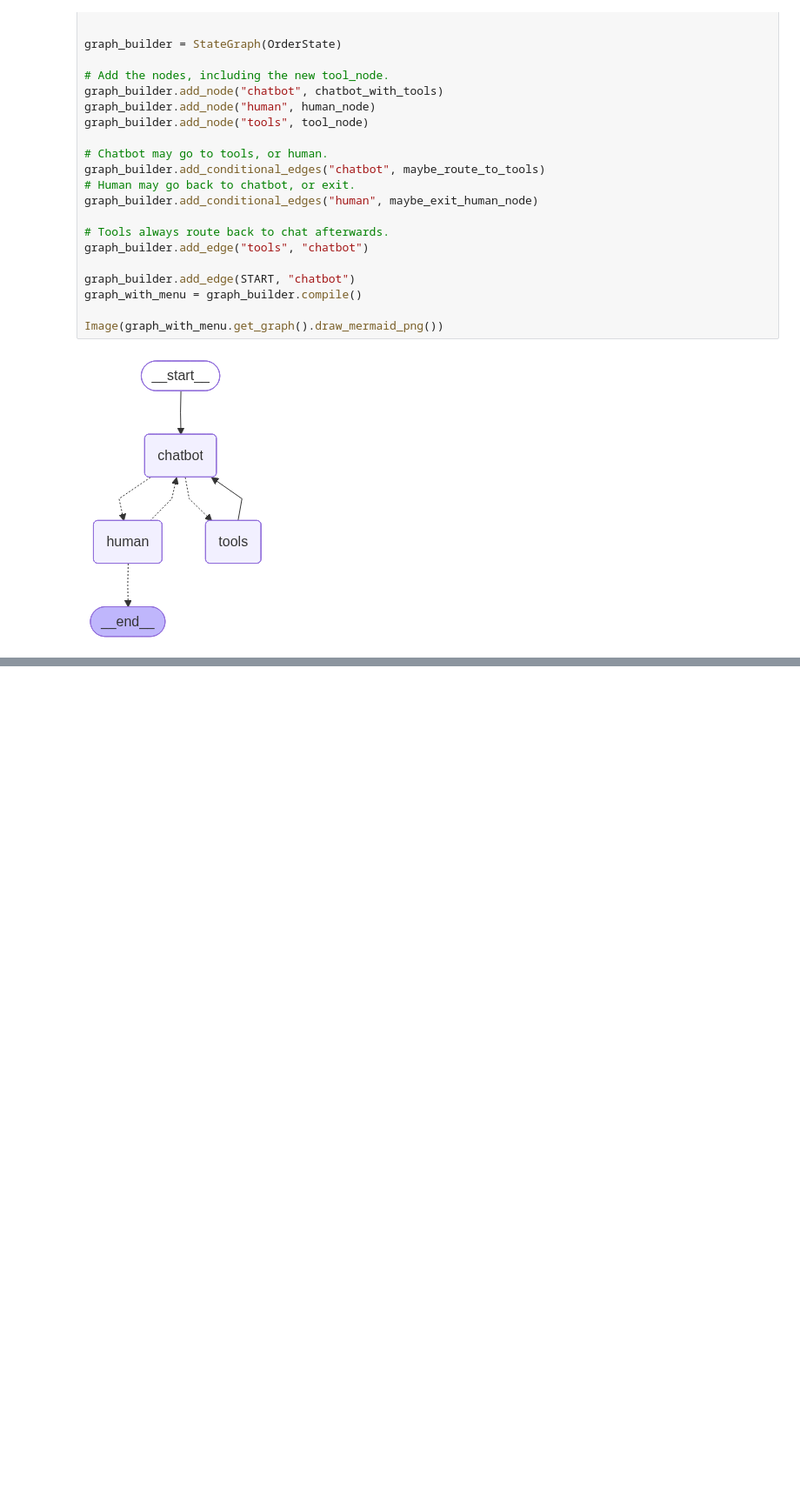
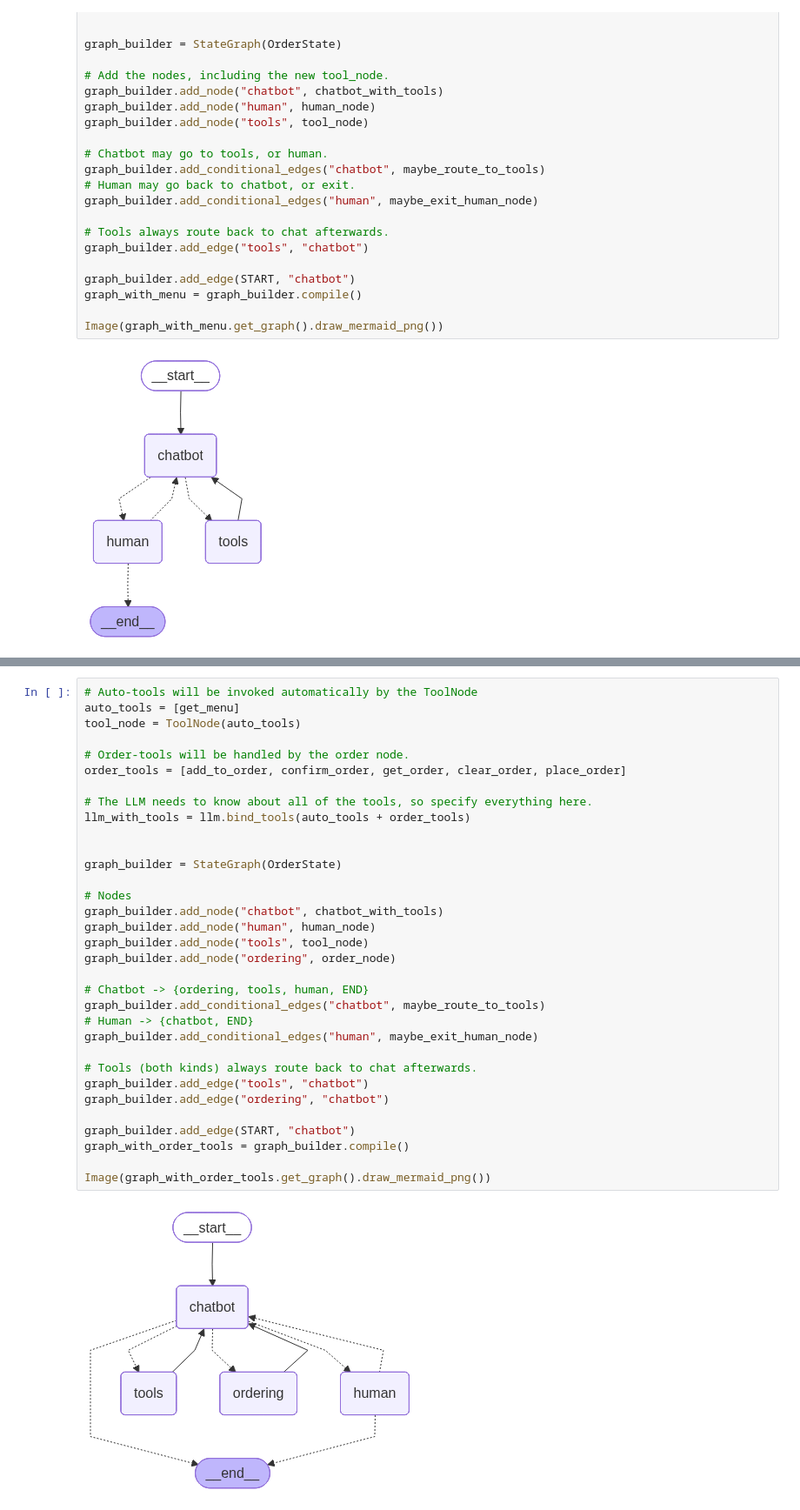
Before and after one commit to hemant0591/LLMs, a Jupyter notebook: agenticai-with-langgraph.ipynb, the cells around one changed output, grey strips where cells are left out. Shown at 87% size. Cells and saved outputs as stored; diff of their text form; blank space fills up the shorter version.

Commit message:
added BaristaBot with LangGraph

```diff
--- a/agenticai-with-langgraph.ipynb
+++ b/agenticai-with-langgraph.ipynb
@@ -363,0 +507,35 @@ User:  q
+# %%
+# Auto-tools will be invoked automatically by the ToolNode
+auto_tools = [get_menu]
+tool_node = ToolNode(auto_tools)
+
+# Order-tools will be handled by the order node.
+order_tools = [add_to_order, confirm_order, get_order, clear_order, place_order]
+
+# The LLM needs to know about all of the tools, so specify everything here.
+llm_with_tools = llm.bind_tools(auto_tools + order_tools)
+
+
+graph_builder = StateGraph(OrderState)
+
+# Nodes
+graph_builder.add_node("chatbot", chatbot_with_tools)
+graph_builder.add_node("human", human_node)
+graph_builder.add_node("tools", tool_node)
+graph_builder.add_node("ordering", order_node)
+
+# Chatbot -> {ordering, tools, human, END}
+graph_builder.add_conditional_edges("chatbot", maybe_route_to_tools)
+# Human -> {chatbot, END}
+graph_builder.add_conditional_edges("human", maybe_exit_human_node)
+
+# Tools (both kinds) always route back to chat afterwards.
+graph_builder.add_edge("tools", "chatbot")
+graph_builder.add_edge("ordering", "chatbot")
+
+graph_builder.add_edge(START, "chatbot")
+graph_with_order_tools = graph_builder.compile()
+
+Image(graph_with_order_tools.get_graph().draw_mermaid_png())
+# %% [output]
+[figure, added]
```
Also changed, not shown: parts of 10 cells of this notebook.
